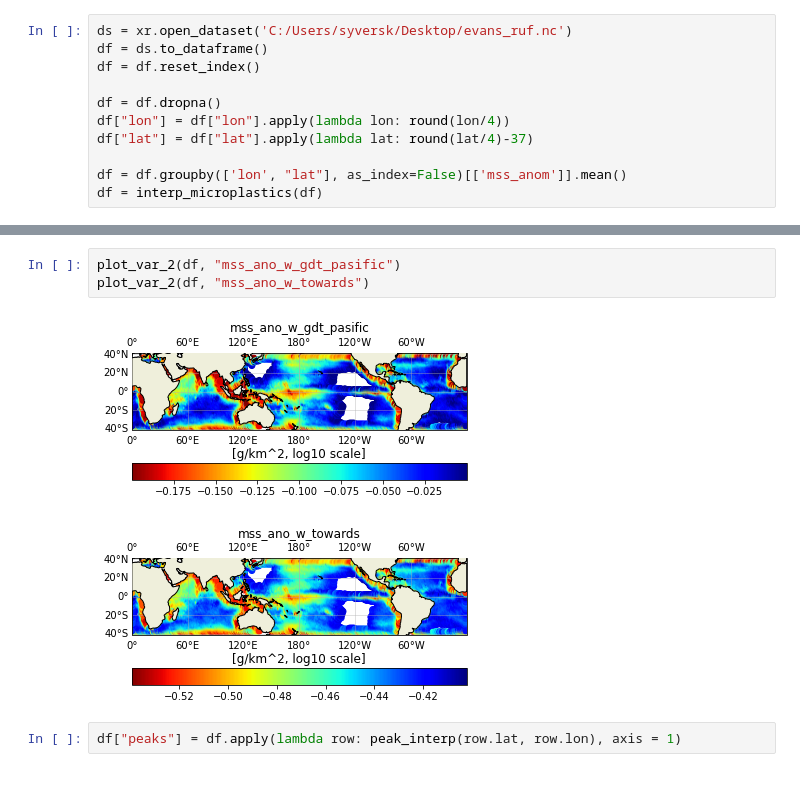
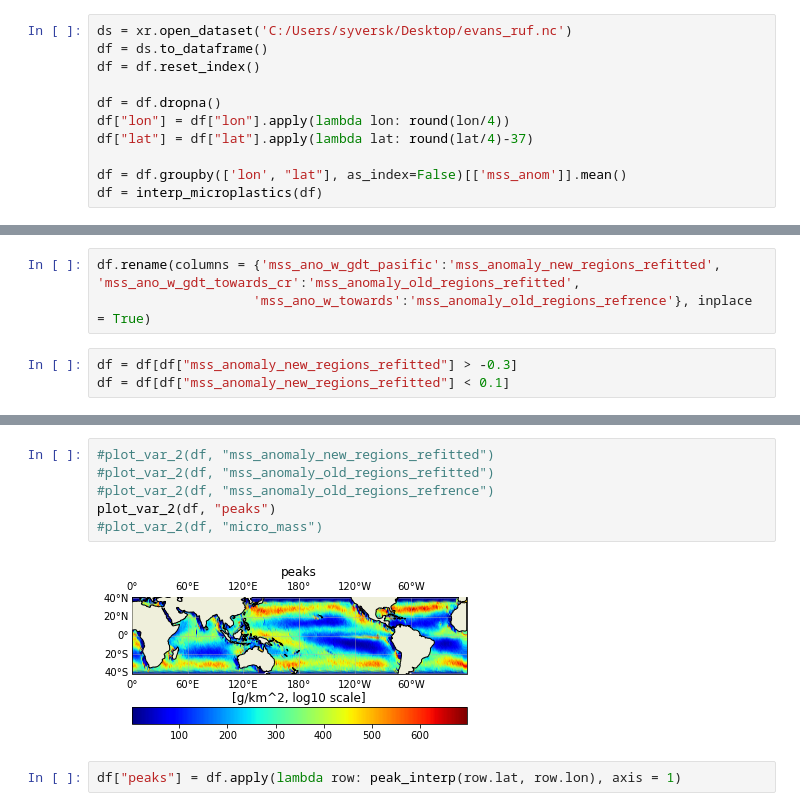
Before and after one commit to Syverkok/Master_Thesis_Syver, a Jupyter notebook: analasis_opplegg.ipynb, the cells around one changed output, grey strips where cells are left out. Cells and saved outputs as stored; diff of their text form; blank space fills up the shorter version.

```diff
--- a/analasis_opplegg.ipynb
+++ b/analasis_opplegg.ipynb
@@ -70,0 +74,6 @@ plot_var_2(df, "mss_anom")
+# %%
+df.rename(columns = {'mss_ano_w_gdt_pasific':'mss_anomaly_new_regions_refitted', 'mss_ano_w_gdt_towards_cr':'mss_anomaly_old_regions_refitted',
+                    'mss_ano_w_towards':'mss_anomaly_old_regions_refrence'}, inplace = True)
+# %%
+df = df[df["mss_anomaly_new_regions_refitted"] > -0.3]
+df = df[df["mss_anomaly_new_regions_refitted"] < 0.1]
@@ -71,9 +97,11 @@ plot_var_2(df, "mss_anom")
 # %%
-plot_var_2(df, "mss_ano_w_gdt_pasific")
-plot_var_2(df, "mss_ano_w_towards")
+#plot_var_2(df, "mss_anomaly_new_regions_refitted")
+#plot_var_2(df, "mss_anomaly_old_regions_refitted")
+#plot_var_2(df, "mss_anomaly_old_regions_refrence")
+plot_var_2(df, "peaks")
+#plot_var_2(df, "micro_mass")
 # %% [output]
-[figure, old version]
+[figure, new version]
-[figure, removed]
 # %%
 df["peaks"] = df.apply(lambda row: peak_interp(row.lat, row.lon), axis = 1)
 # %%
```
Also changed, not shown: parts of 14 cells of this notebook, 18 other files.
